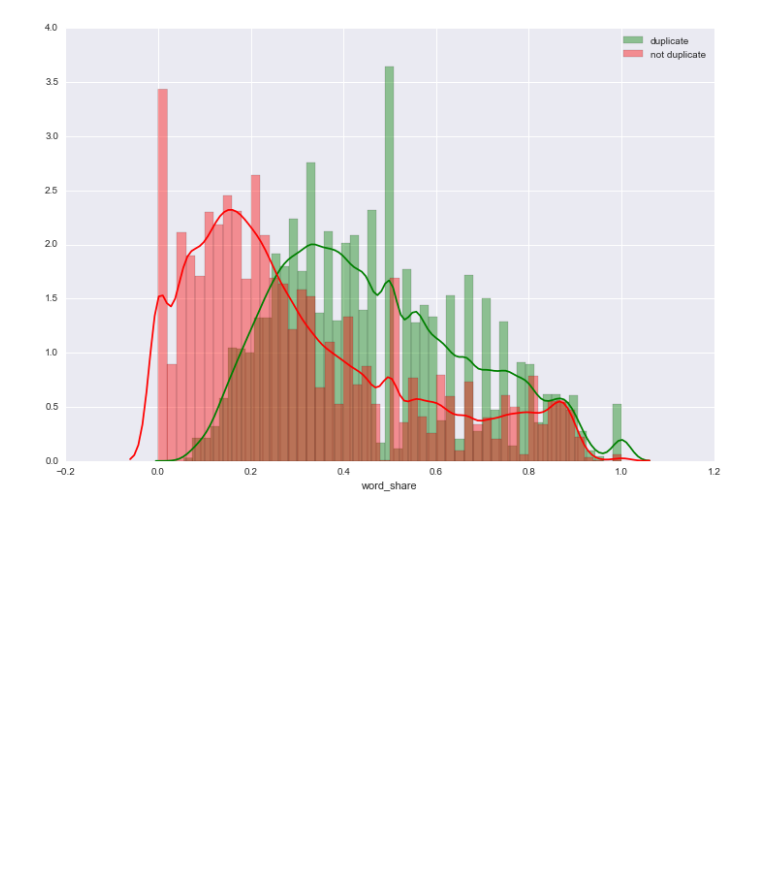
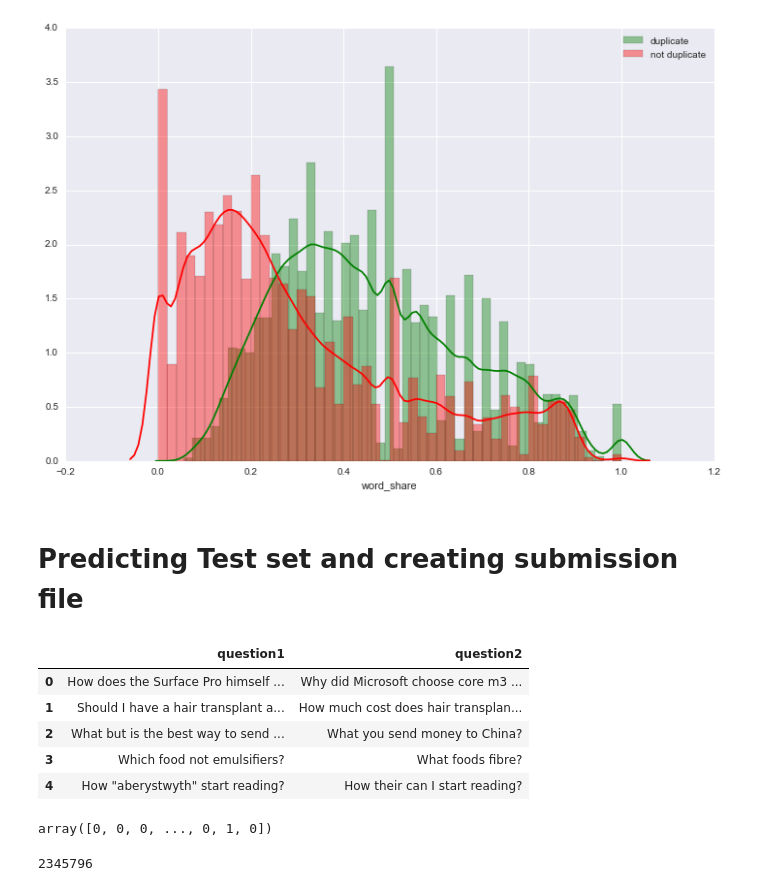
Before and after one commit to itaraday/QuoraQuestion, a Jupyter notebook: Quora.ipynb, the cells around one changed output. Cells and saved outputs as stored; diff of their text form; code cells hidden in the pictures; blank space fills up the shorter version.

Commit message:
Trying quick logistic regression

```diff
--- a/Quora.ipynb
+++ b/Quora.ipynb
@@ -10,6 +11,8 @@ pd.options.display.max_seq_items = 1000
 pd.options.display.max_colwidth = 200
 # %%
 train = pd.read_csv("train.csv")
+test = pd.read_csv("test.csv")
+ids = test.pop("test_id")
 train.head()
 # %% [output]
 |  | id | qid1 | qid2 | question1 | question2 | is_duplicate |
@@ -156,3 +165,14 @@ plt.legend()
 # %% [output]
 <matplotlib.legend.Legend at 0x...>
 [figure]
+# %% [markdown]
+<h1>Predicting Test set and creating submission file</h1>
+# %%
+test.head()
+# %% [output]
+|  | question1 | question2 |
+| 0 | How does the Surface Pro himself ... | Why did Microsoft choose core m3 ... |
+| 1 | Should I have a hair transplant a... | How much cost does hair transplan... |
+| 2 | What but is the best way to send ... | What you send money to China? |
+| 3 | Which food not emulsifiers? | What foods fibre? |
+| 4 | How "aberystwyth" start reading? | How their can I start reading? |
@@ -158,0 +186,15 @@ plt.legend()
+# %%
+df_train = train["word_share"].to_frame()
+df_test = test["word_share"].to_frame()
+y = train["is_duplicate"].tolist()
+
+model = LogisticRegression()
+model.fit(df_train,y)
+y_pred = model.predict(df_test)
+y_pred
+# %% [output]
+array([0, 0, 0, ..., 0, 1, 0])
+# %%
+len(ids)
+# %% [output]
+2345796
```
Also changed, not shown: parts of 8 cells of this notebook.
